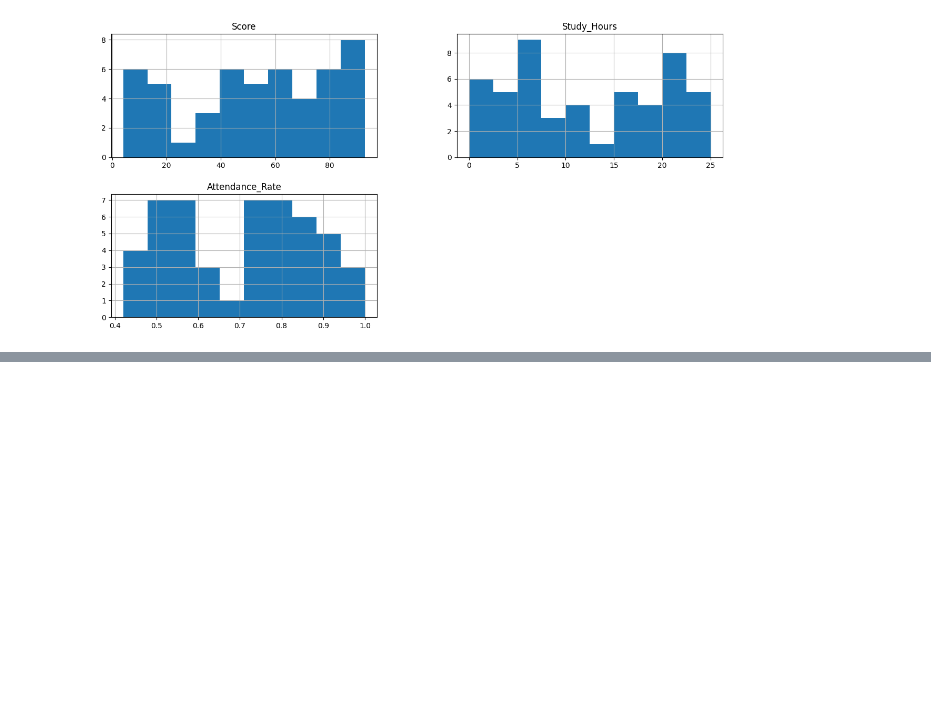
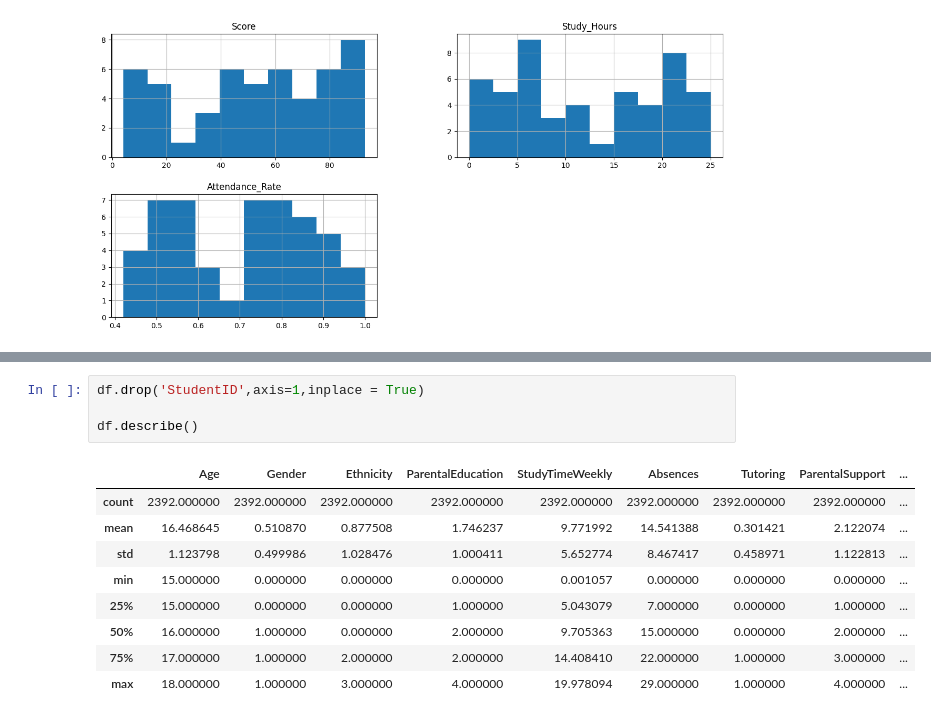
Before and after one commit to swpyaehmuehtet/MachineLearning, a Jupyter notebook: SupervisedLearning/StudentGradePrediction_Supervised.ipynb, the cells around one changed output, grey strips where cells are left out. Drawn from its saved outputs; the diff is of its cells as text; blank space fills up the shorter version.

```diff
--- a/SupervisedLearning/StudentGradePrediction_Supervised.ipynb
+++ b/SupervisedLearning/StudentGradePrediction_Supervised.ipynb
@@ -188,0 +211,14 @@ plt.title('High, Middle & Low level students');
+# %%
+df.drop('StudentID',axis=1,inplace = True)
+
+df.describe()
+# %% [output]
+|  | Age | Gender | Ethnicity | ParentalEducation | StudyTimeWeekly | Absences | Tutoring | ParentalSupport | ... |
+| count | 2392.000000 | 2392.000000 | 2392.000000 | 2392.000000 | 2392.000000 | 2392.000000 | 2392.000000 | 2392.000000 | ... |
+| mean | 16.468645 | 0.510870 | 0.877508 | 1.746237 | 9.771992 | 14.541388 | 0.301421 | 2.122074 | ... |
+| std | 1.123798 | 0.499986 | 1.028476 | 1.000411 | 5.652774 | 8.467417 | 0.458971 | 1.122813 | ... |
+| min | 15.000000 | 0.000000 | 0.000000 | 0.000000 | 0.001057 | 0.000000 | 0.000000 | 0.000000 | ... |
+| 25% | 15.000000 | 0.000000 | 0.000000 | 1.000000 | 5.043079 | 7.000000 | 0.000000 | 1.000000 | ... |
+| 50% | 16.000000 | 1.000000 | 0.000000 | 2.000000 | 9.705363 | 15.000000 | 0.000000 | 2.000000 | ... |
+| 75% | 17.000000 | 1.000000 | 2.000000 | 2.000000 | 14.408410 | 22.000000 | 1.000000 | 3.000000 | ... |
+| max | 18.000000 | 1.000000 | 3.000000 | 4.000000 | 19.978094 | 29.000000 | 1.000000 | 4.000000 | ... |
```
Also changed, not shown: parts of 3 cells of this notebook.
